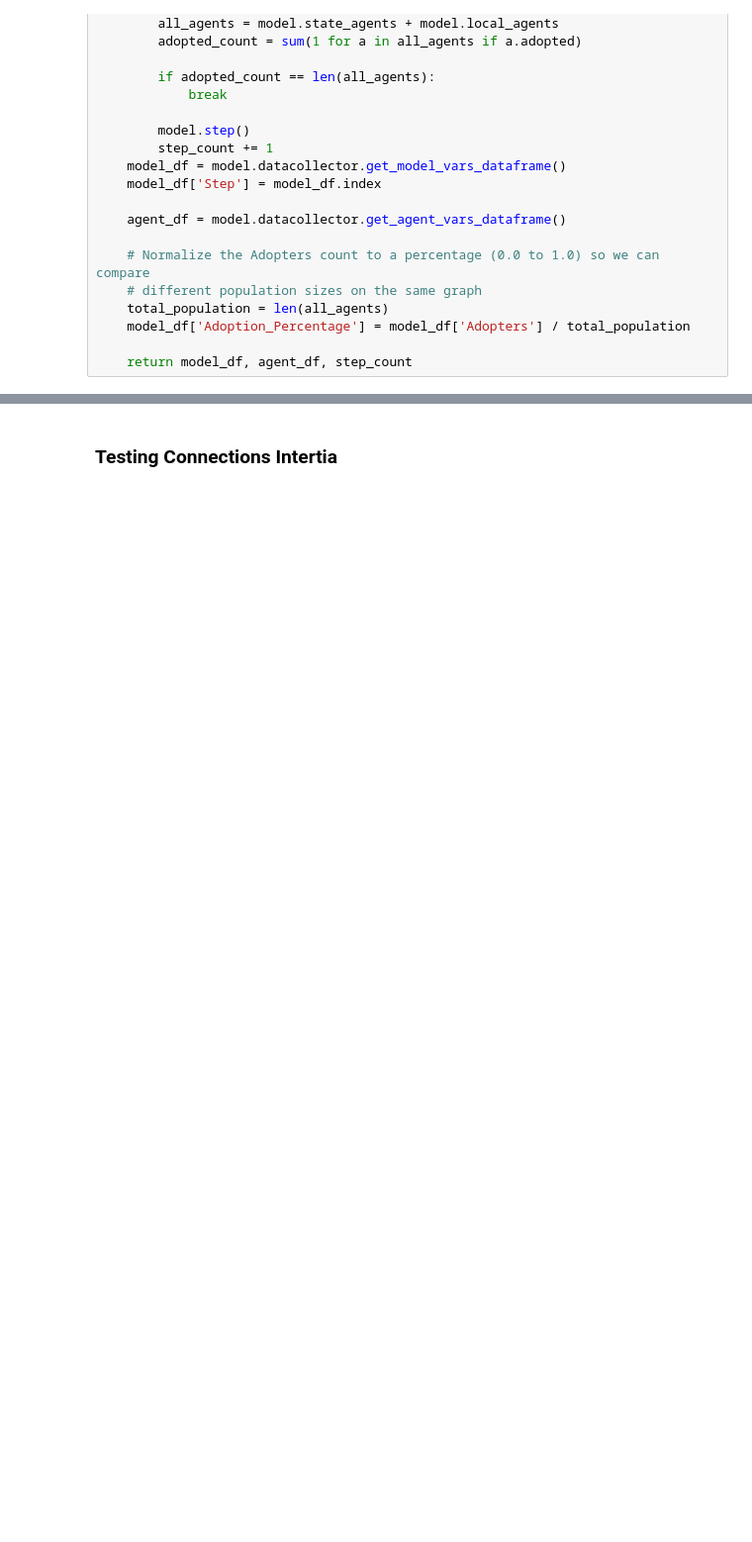
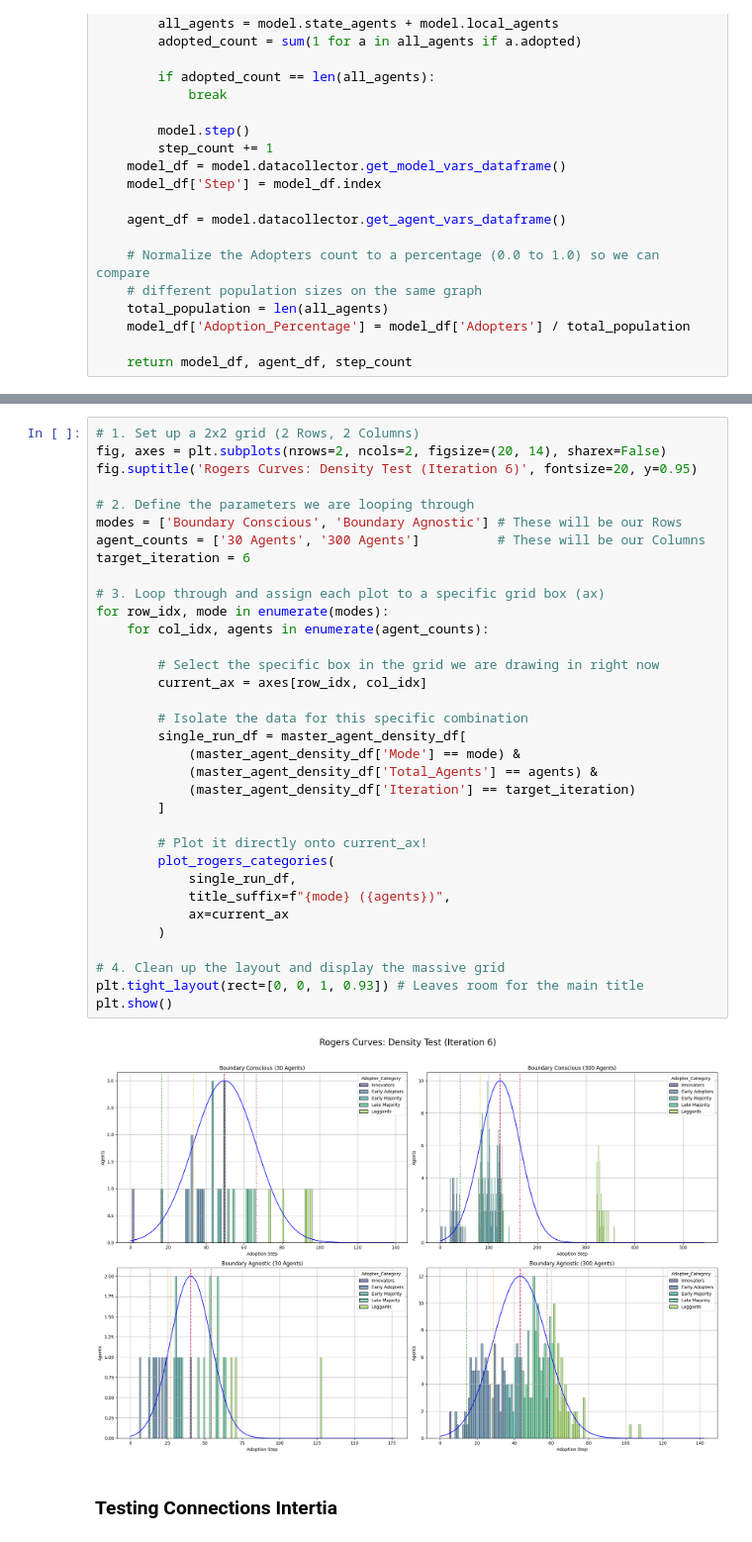
Before and after one commit to Anagh19/Complex-Systems-Project, a Jupyter notebook: CS7065_DOI_Project.ipynb, the cells around one changed output, grey strips where cells are left out. Shown at 99% size. Saved outputs shown, nothing was run; the diff lists cells and outputs as text; blank space fills up the shorter version.

```diff
--- a/CS7065_DOI_Project.ipynb
+++ b/CS7065_DOI_Project.ipynb
@@ -928,3 +1106,39 @@ master_agent_density_df = pd.concat(all_agent_data_dense)
+# %%
+# 1. Set up a 2x2 grid (2 Rows, 2 Columns)
+fig, axes = plt.subplots(nrows=2, ncols=2, figsize=(20, 14), sharex=False)
+fig.suptitle('Rogers Curves: Density Test (Iteration 6)', fontsize=20, y=0.95)
+
+# 2. Define the parameters we are looping through
+modes = ['Boundary Conscious', 'Boundary Agnostic'] # These will be our Rows
+agent_counts = ['30 Agents', '300 Agents']          # These will be our Columns
+target_iteration = 6
+
+# 3. Loop through and assign each plot to a specific grid box (ax)
+for row_idx, mode in enumerate(modes):
+    for col_idx, agents in enumerate(agent_counts):
+
+        # Select the specific box in the grid we are drawing in right now
+        current_ax = axes[row_idx, col_idx]
+
+        # Isolate the data for this specific combination
+        single_run_df = master_agent_density_df[
+            (master_agent_density_df['Mode'] == mode) &
+            (master_agent_density_df['Total_Agents'] == agents) &
+            (master_agent_density_df['Iteration'] == target_iteration)
+        ]
+
+        # Plot it directly onto current_ax!
+        plot_rogers_categories(
+            single_run_df,
+            title_suffix=f"{mode} ({agents})",
+            ax=current_ax
+        )
+
+# 4. Clean up the layout and display the massive grid
+plt.tight_layout(rect=[0, 0, 1, 0.93]) # Leaves room for the main title
+plt.show()
+# %% [output]
+[figure, added]
 # %% [markdown]
 ### Testing Connections Intertia
 # %%
```
Also changed, not shown: parts of 12 cells of this notebook.
